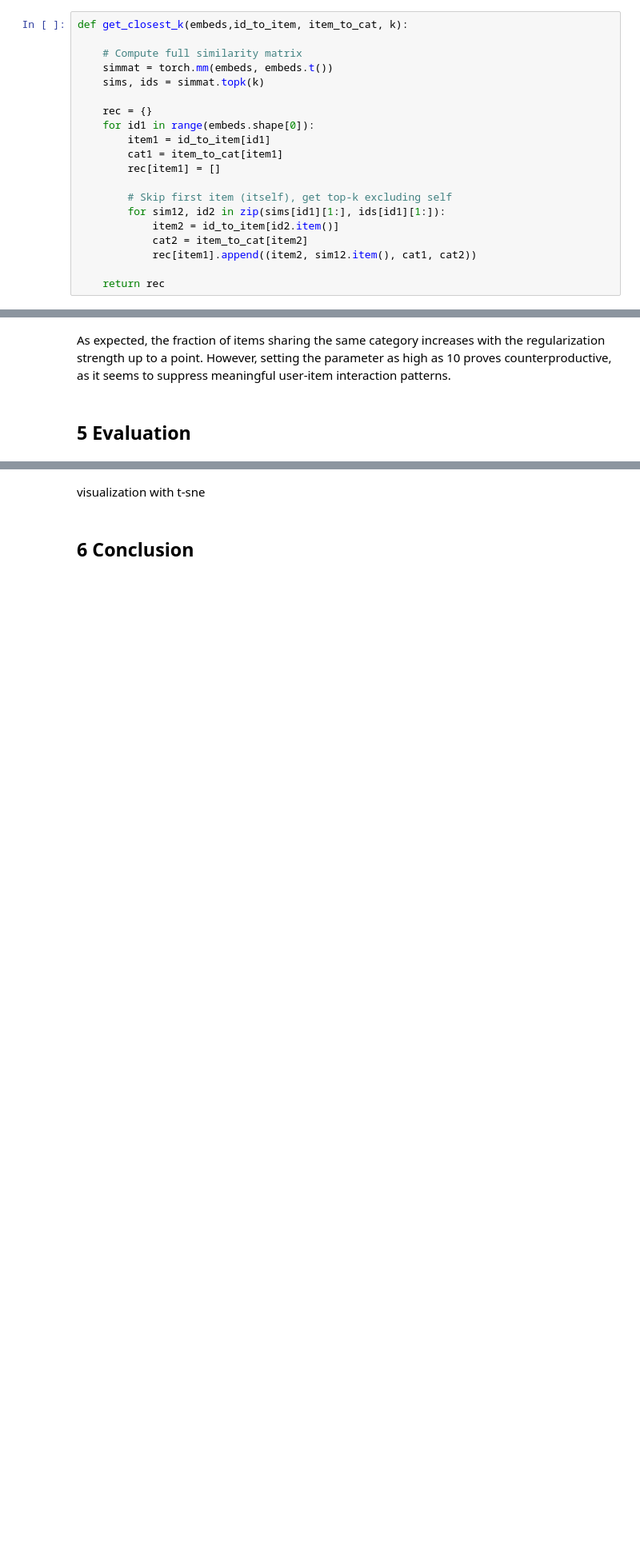
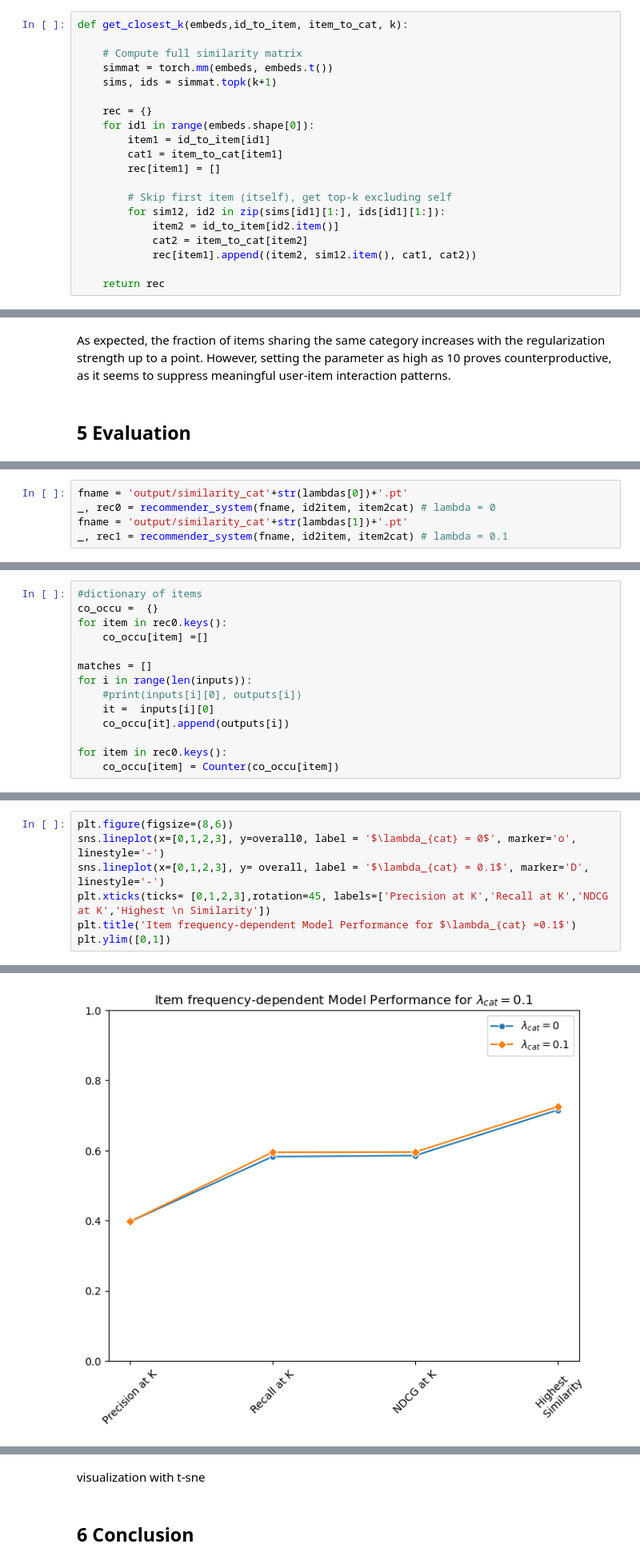
Before and after one commit to sookhyun/NLP-based_Recommender-System, a Jupyter notebook: Modeling.ipynb, the cells around one changed output, grey strips where cells are left out. Shown: that part at 80% size. Cells and saved outputs as stored; diff of their text form; blank space fills up the shorter version.

```diff
--- a/Modeling.ipynb
+++ b/Modeling.ipynb
@@ -470,7 +483,7 @@ def get_closest_k(embeds,id_to_item, item_to_cat, k):
 
     # Compute full similarity matrix
     simmat = torch.mm(embeds, embeds.t())
-    sims, ids = simmat.topk(k)
+    sims, ids = simmat.topk(k+1)
 
     rec = {}
     for id1 in range(embeds.shape[0]):
@@ -561,0 +622,5 @@ For problems at hand, ranking-based evaluation metrics such as Precision@k, Reca
+# %%
+fname = 'output/similarity_cat'+str(lambdas[0])+'.pt'
+_, rec0 = recommender_system(fname, id2item, item2cat) # lambda = 0
+fname = 'output/similarity_cat'+str(lambdas[1])+'.pt'
+_, rec1 = recommender_system(fname, id2item, item2cat) # lambda = 0.1
@@ -561,0 +634,14 @@ For problems at hand, ranking-based evaluation metrics such as Precision@k, Reca
+# %%
+#dictionary of items
+co_occu =  {}
+for item in rec0.keys():
+    co_occu[item] =[]
+
+matches = []
+for i in range(len(inputs)):
+    #print(inputs[i][0], outputs[i])
+    it =  inputs[i][0]
+    co_occu[it].append(outputs[i])
+
+for item in rec0.keys():
+    co_occu[item] = Counter(co_occu[item])
@@ -561,0 +819,8 @@ For problems at hand, ranking-based evaluation metrics such as Precision@k, Reca
+# %%
+plt.figure(figsize=(8,6))
+sns.lineplot(x=[0,1,2,3], y=overall0, label = '$\lambda_{cat} = 0$', marker='o', linestyle='-')
+sns.lineplot(x=[0,1,2,3], y= overall, label = '$\lambda_{cat} = 0.1$', marker='D', linestyle='-')
+plt.xticks(ticks= [0,1,2,3],rotation=45, labels=['Precision at K','Recall at K','NDCG at K','Highest \n Similarity'])
+plt.title('Item frequency-dependent Model Performance for $\lambda_{cat} =0.1$')
+plt.ylim([0,1])
+# %% [output]
@@ -561,0 +828 @@ For problems at hand, ranking-based evaluation metrics such as Precision@k, Reca
+[figure, added]
```
Also changed, not shown: parts of 33 cells of this notebook.
